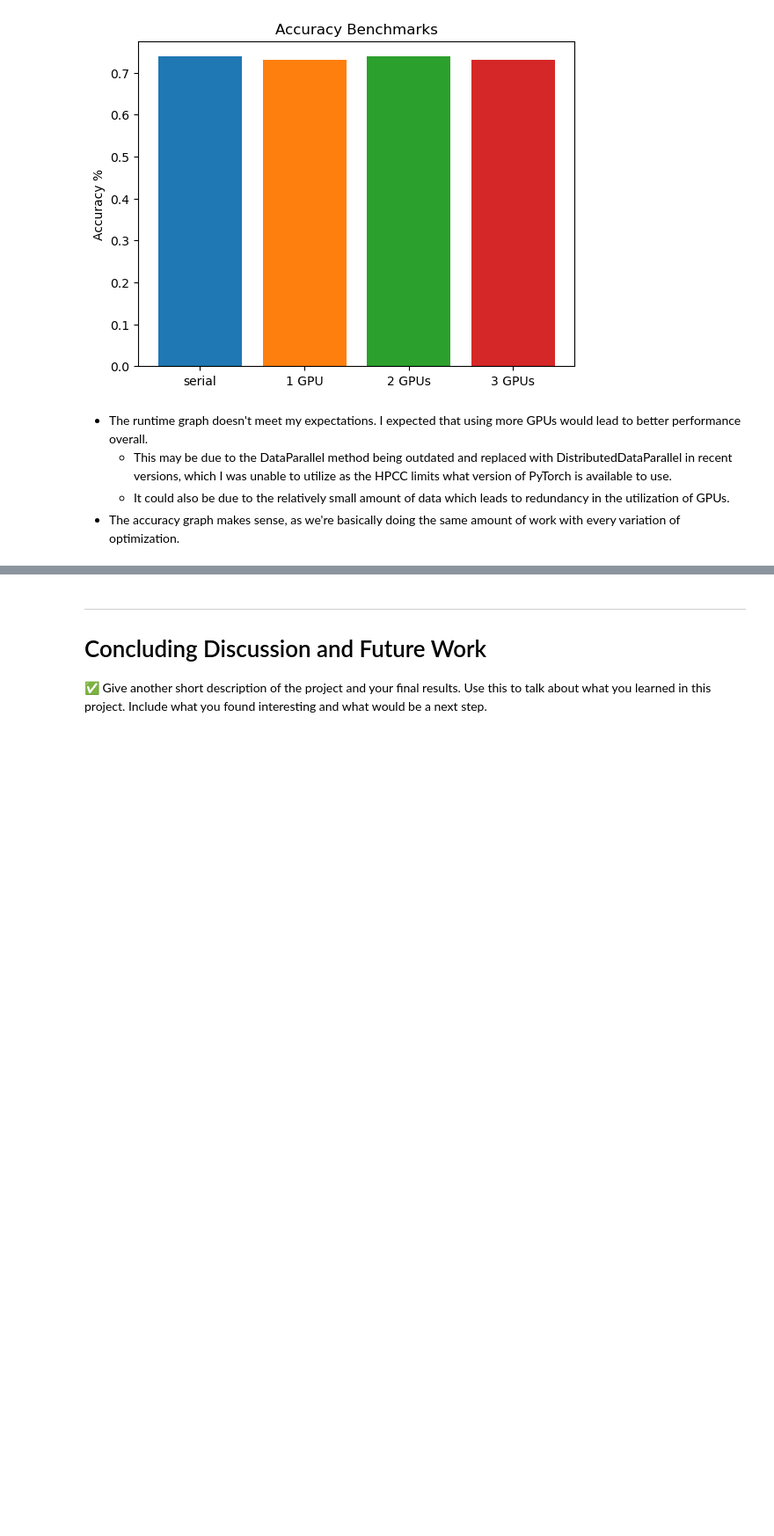
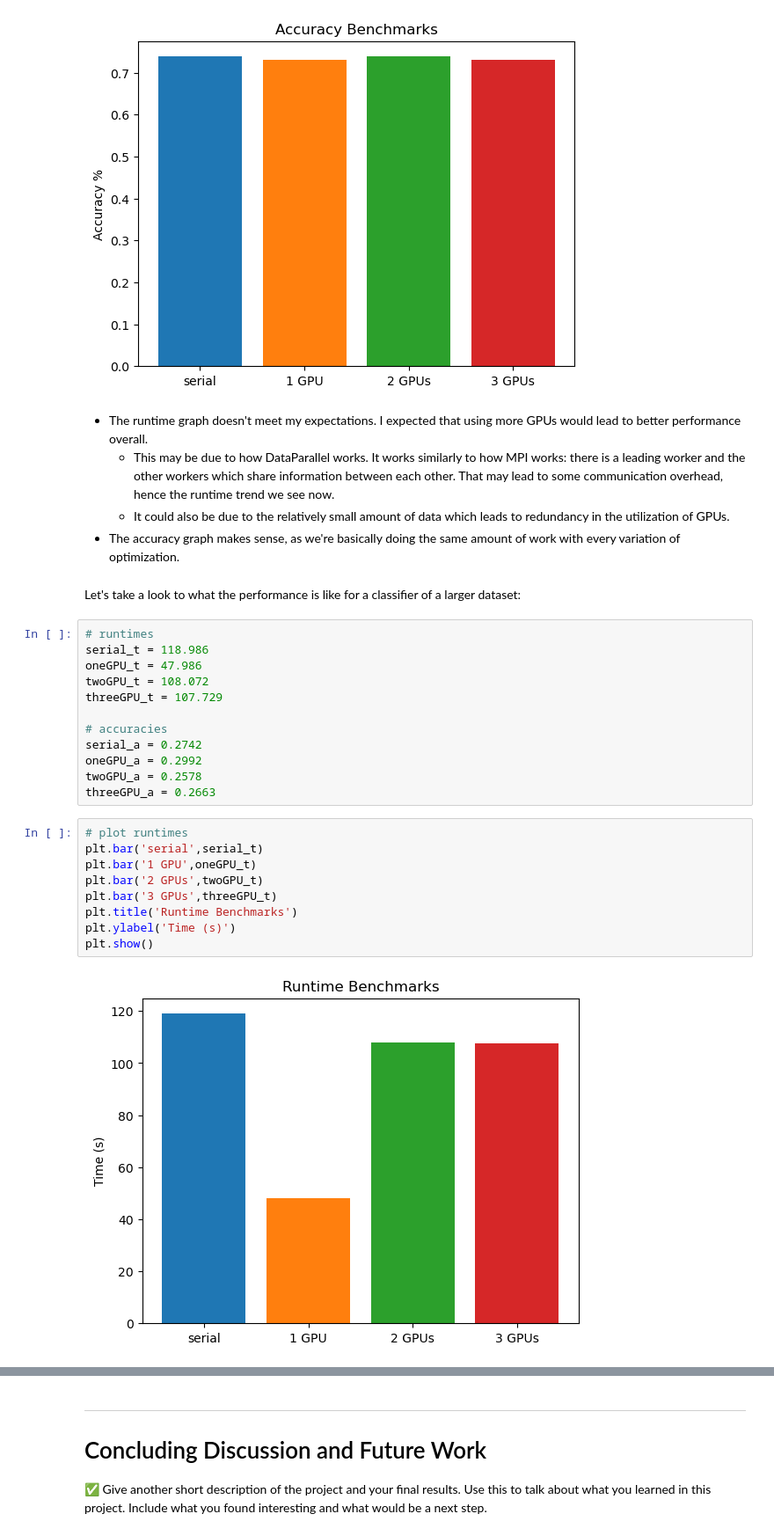
Before and after one commit to wijayaju/CMSE401-Project, a Jupyter notebook: Part2/PROJECT_Part2.ipynb, the cells around one changed output, grey strips where cells are left out. Shown: that part at 88% size. Saved outputs shown, nothing was run; the diff lists cells and outputs as text; blank space fills up the shorter version.

Commit message:
created 2 tests for different datasets

```diff
--- a/Part2/PROJECT_Part2.ipynb
+++ b/Part2/PROJECT_Part2.ipynb
@@ -98,6 +98,31 @@ plt.show()
 [figure]
 # %% [markdown]
 - The runtime graph doesn't meet my expectations. I expected that using more GPUs would lead to better performance overall.
-    - This may be due to the DataParallel method being outdated and replaced with DistributedDataParallel in recent versions, which I was unable to utilize as the HPCC limits what version of PyTorch is available to use.
+    - This may be due to how DataParallel works. It works similarly to how MPI works: there is a leading worker and the other workers which share information between each other. That may lead to some communication overhead, hence the runtime trend we see now.
     - It could also be due to the relatively small amount of data which leads to redundancy in the utilization of GPUs.
 - The accuracy graph makes sense, as we're basically doing the same amount of work with every variation of optimization.
+# %% [markdown]
+Let's take a look to what the performance is like for a classifier of a larger dataset:
+# %%
+# runtimes
+serial_t = 118.986
+oneGPU_t = 47.986
+twoGPU_t = 108.072
+threeGPU_t = 107.729
+
+# accuracies
+serial_a = 0.2742
+oneGPU_a = 0.2992
+twoGPU_a = 0.2578
+threeGPU_a = 0.2663
+# %%
+# plot runtimes
+plt.bar('serial',serial_t)
+plt.bar('1 GPU',oneGPU_t)
+plt.bar('2 GPUs',twoGPU_t)
+plt.bar('3 GPUs',threeGPU_t)
+plt.title('Runtime Benchmarks')
+plt.ylabel('Time (s)')
+plt.show()
+# %% [output]
+[figure, added]
```
Also changed, not shown: parts of 2 cells of this notebook, 5 other files.
